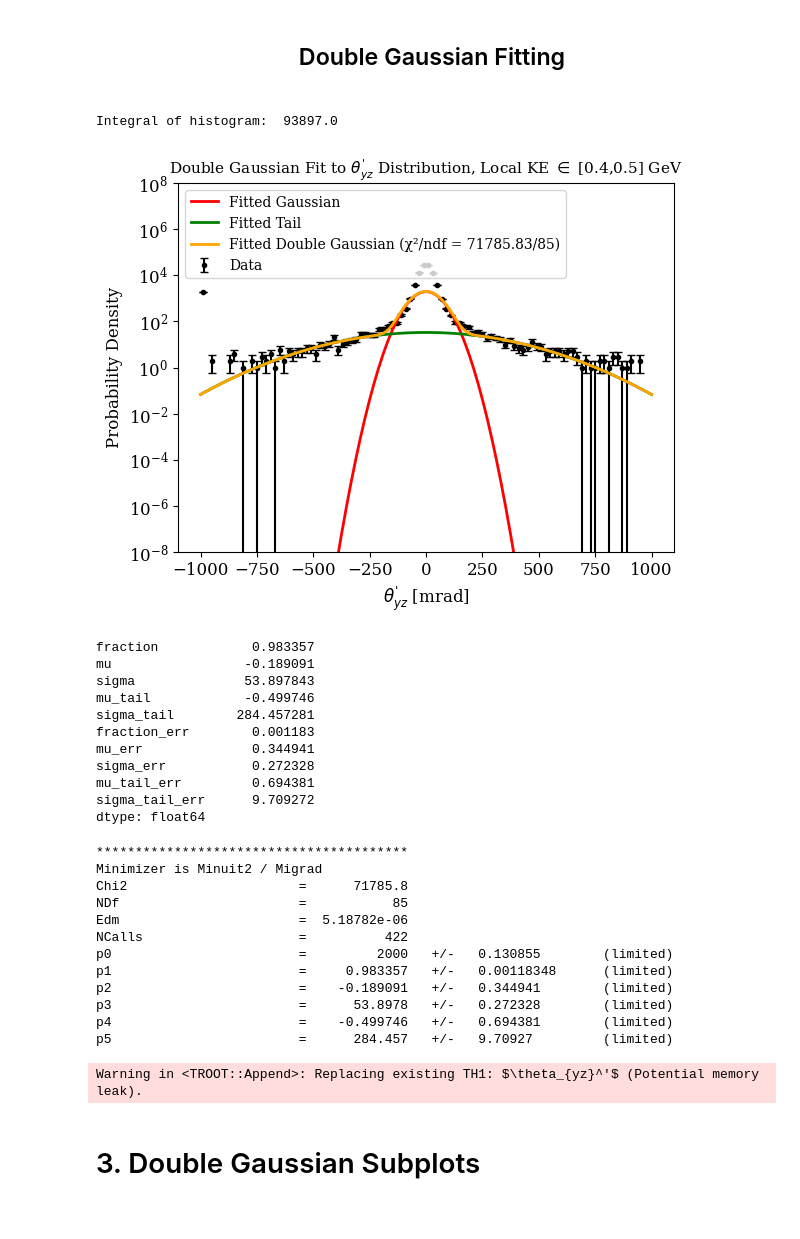
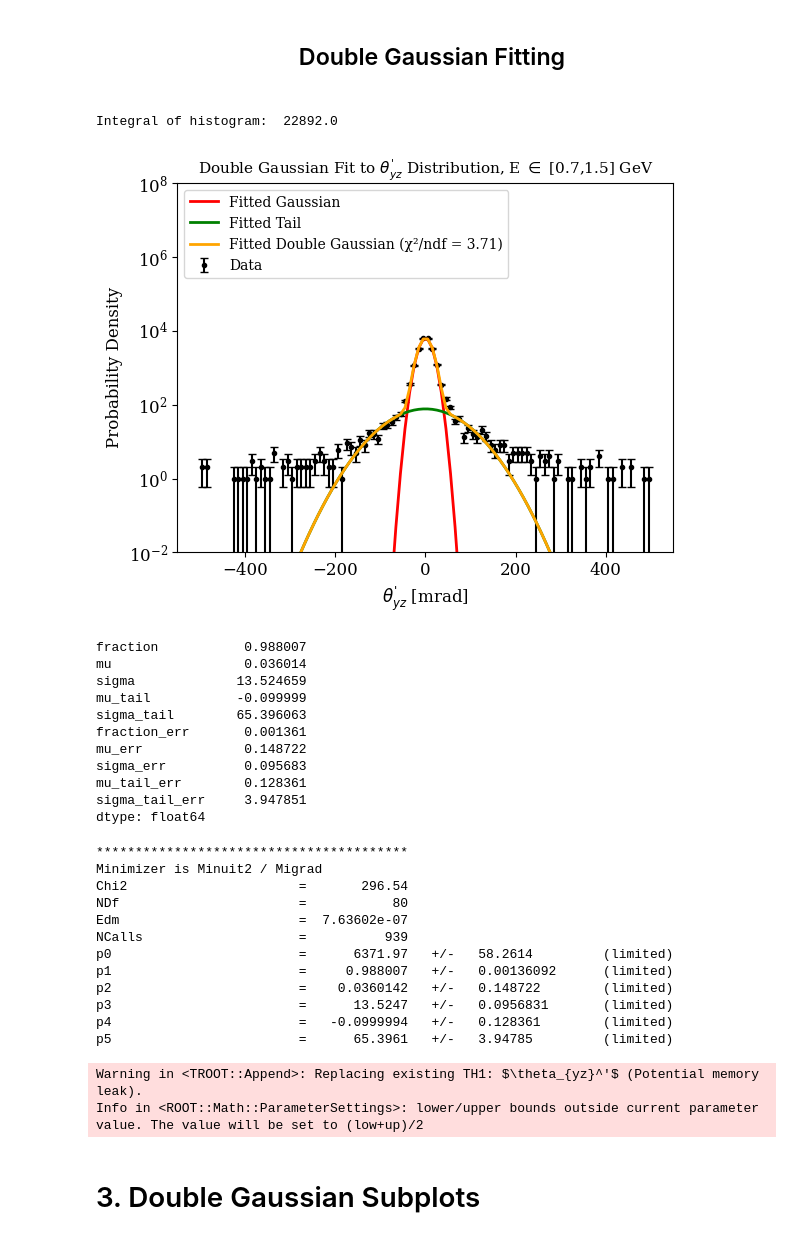
Before and after one commit to rhin525/mcs-dgaus, a Jupyter notebook: notebooks/mcs_MCSimStudy.ipynb, the cells around one changed output. Drawn from its saved outputs; the diff is of its cells as text; code cells hidden in the pictures.

```diff
--- a/notebooks/mcs_MCSimStudy.ipynb
+++ b/notebooks/mcs_MCSimStudy.ipynb
@@ -214,7 +216,6 @@ def double_gaus_fit_5param(df,column,energyBounds=[],xrange=[-500,500],name="",c
     e1 = energyBounds[0]
     e2 = energyBounds[1]
     xmin, xmax = xrange[0], xrange[1]
-    #parameters = [420.,0.98,0.,70.,0.,300.5]
     counter = 0
     energyNew = []
     dataNew = []
@@ -228,20 +229,20 @@ def double_gaus_fit_5param(df,column,energyBounds=[],xrange=[-500,500],name="",c
 
     func1 = TF1('func1', ROOT.double_gaus_norm, xmin, xmax, 6) #Create double gaussian function with 6 parameters, *Make a limit on params
     #func1.SetParameters(410., 0.452, 70., 0.4972, 300.5) #[0.1,0.3 init]
-    func1.SetParameters(500.,0.02,0.,10.,0.,1500.5)
+    func1.SetParameters(10000.,0.02,0.,1000.,0.,14100.)
     #func1.SetParameters(420., 0.98, 0., 70., 0., 400.5)
     # fit range for scaling factor
-    func1.SetParLimits(0, 0., 2000.)
+    func1.SetParLimits(0, 0., 28000.)
     # fit ranges for area fraction
-    func1.SetParLimits(1, 0., 1.) #or try .5
+    func1.SetParLimits(1, 0.5, 1.) #or try .5
 
     # fit ranges for sigma
-    func1.SetParLimits(3, 0., 500.)
-    func1.SetParLimits(5, 0.,2500.)
+    func1.SetParLimits(3, 0., 5000.)
+    func1.SetParLimits(5, 0.,25500.)
 
     #fit ranges for mu
-    func1.SetParLimits(2, -0.5, 0.5)
-    func1.SetParLimits(4, -0.5, 0.5)
+    func1.SetParLimits(2, -0.1, 0.1)
+    func1.SetParLimits(4, -0.1, 0.1)
 
     h_dtheta_xz = th1_from_series(seriesNew, name=name, nbins=nbins, xmin=xmin, xmax=xmax) #Making TH1 Object to fit to the data
     #h_dtheta_xz.Scale(1./ h_dtheta_xz.Integral())
@@ -264,63 +265,64 @@ def double_gaus_fit_5param(df,column,energyBounds=[],xrange=[-500,500],name="",c
 
     bin_heights, bin_borders = np.histogram(seriesNew, bins=nbins, range=(xmin, xmax)) #Normalizing histogram to 1
     bin_centers = (bin_borders[:-1] + bin_borders[1:]) / 2
     plt.errorbar(bin_centers, bin_heights, yerr=np.sqrt(bin_heights), fmt='o', color='black', gapcolor='purple', label='Data',markersize=3, capsize=3, linewidth=1.5, zorder=1)
 
     plt.yscale('log')
 
     x = np.linspace(xmin, xmax, nbins)
     pdf = scale *fraction * np.exp(-0.5 * ((x - mu) / sigma) ** 2) #Probability for core gaus
     pdf_tail = scale*(1-fraction) * np.exp(-0.5 * ((x - mu_tail) / sigma_tail) ** 2) #Probability for tail gaus
     double_pdf = pdf + pdf_tail
 
     if core: plt.plot(x, pdf, color='red', linewidth=2, label='Fitted Gaussian',zorder=2)
     if tail: plt.plot(x, pdf_tail, color='green', linewidth=2, label='Fitted Tail',zorder=3)
-    plt.plot(x, double_pdf, color='orange', linewidth=2, label=f'Fitted Double Gaussian (χ²/ndf = {round(chi2,2)}/{ndf})', zorder=4)
+    plt.plot(x, double_pdf, color='orange', linewidth=2, label=f'Fitted Double Gaussian (χ²/ndf = {round(chi2_ndf,2)})', zorder=4)
 
     #change y axis 1000 more to fit legends
     plt.legend(loc='upper left', fontsize=10)
-    plt.ylim(0.00000001,100000000)
+    plt.ylim(0.01,100000000)
 
     plt.xlabel(f"{name} [mrad]")
     plt.ylabel("Probability Density")
-    plt.title(r"Double Gaussian Fit to " +name+ r" Distribution, Local KE $\in$ ["+ str(e1) + "," + str(e2) + "] GeV",size=11)
+    plt.title(r"Double Gaussian Fit to " +name+ r" Distribution, E $\in$ ["+ str(e1) + "," + str(e2) + "] GeV",size=11)
     #plt.tight_layout()
 
     plt.show()
 
     fitResult = pd.Series([fraction, mu, sigma, mu_tail, sigma_tail, fraction_err,mu_err, sigma_err, mu_tail_err, sigma_tail_err],index=['fraction', 'mu', 'sigma', 'mu_tail', 'sigma_tail', 'fraction_err', 'mu_err', 'sigma_err', 'mu_tail_err', 'sigma_tail_err'])
 
     return fitResult
 
-dgaus_fitResult = double_gaus_fit_5param(muon_gen2, 'dtheta_yz_prime', xrange=[-1000,1000], energyBounds=[0.4, 0.5], name=r"$\theta_{yz}^'$",nbins=100,core=True,tail=True)
+dgaus_fitResult = double_gaus_fit_5param(muon_gen2, 'dtheta_yz_prime', xrange=[-500,500], energyBounds=[0.7, 1.5], name=r"$\theta_{yz}^'$",nbins=100,core=True,tail=True)
 dgaus_fitResult
 # %% [output]
-Integral of histogram:  93897.0
+Integral of histogram:  22892.0
-[figure, old version]
+[figure, new version]
-fraction            0.983357
-mu                 -0.189091
-sigma              53.897843
-mu_tail            -0.499746
-sigma_tail        284.457281
-fraction_err        0.001183
-mu_err              0.344941
-sigma_err           0.272328
-mu_tail_err         0.694381
-sigma_tail_err      9.709272
+fraction           0.988007
+mu                 0.036014
+sigma             13.524659
+mu_tail           -0.099999
+sigma_tail        65.396063
+fraction_err       0.001361
+mu_err             0.148722
+sigma_err          0.095683
+mu_tail_err        0.128361
+sigma_tail_err     3.947851
 dtype: float64
 ****************************************
 Minimizer is Minuit2 / Migrad
-Chi2                      =      71785.8
-NDf                       =           85
-Edm                       =  5.18782e-06
-NCalls                    =          422
-p0                        =         2000   +/-   0.130855        (limited)
-p1                        =     0.983357   +/-   0.00118348      (limited)
-p2                        =    -0.189091   +/-   0.344941        (limited)
-p3                        =      53.8978   +/-   0.272328        (limited)
-p4                        =    -0.499746   +/-   0.694381        (limited)
-p5                        =      284.457   +/-   9.70927         (limited)
+Chi2                      =       296.54
+NDf                       =           80
+Edm                       =  7.63602e-07
+NCalls                    =          939
+p0                        =      6371.97   +/-   58.2614         (limited)
+p1                        =     0.988007   +/-   0.00136092      (limited)
+p2                        =    0.0360142   +/-   0.148722        (limited)
+p3                        =      13.5247   +/-   0.0956831       (limited)
+p4                        =   -0.0999994   +/-   0.128361        (limited)
+p5                        =      65.3961   +/-   3.94785         (limited)
 Warning in <TROOT::Append>: Replacing existing TH1: $\theta_{yz}^'$ (Potential memory leak).
+Info in <ROOT::Math::ParameterSettings>: lower/upper bounds outside current parameter value. The value will be set to (low+up)/2
 # %% [markdown]
 # 3. Double Gaussian Subplots
 # %%
```
Also changed, not shown: parts of 6 cells of this notebook.
